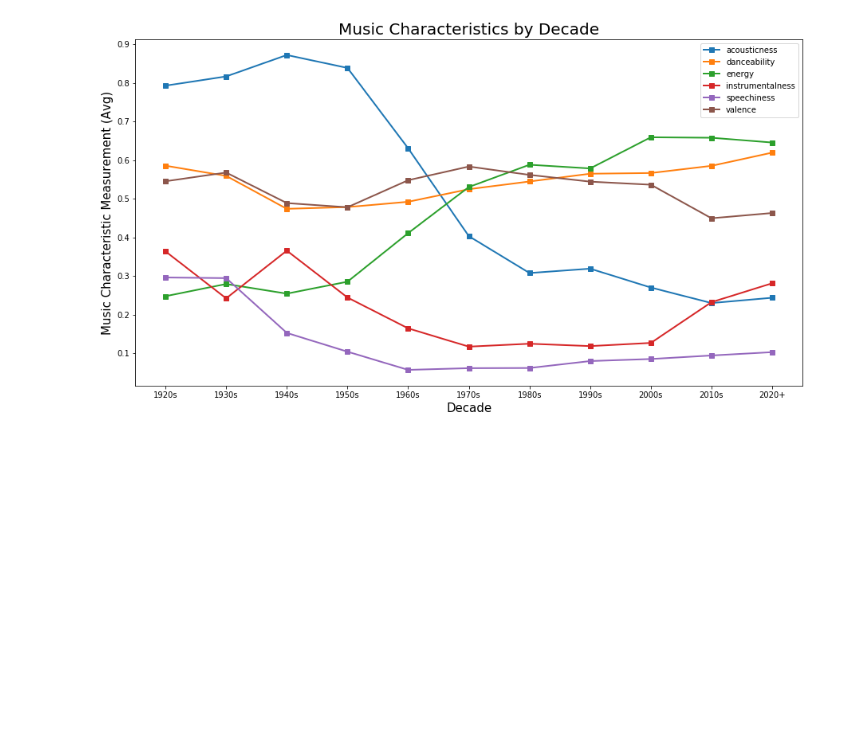
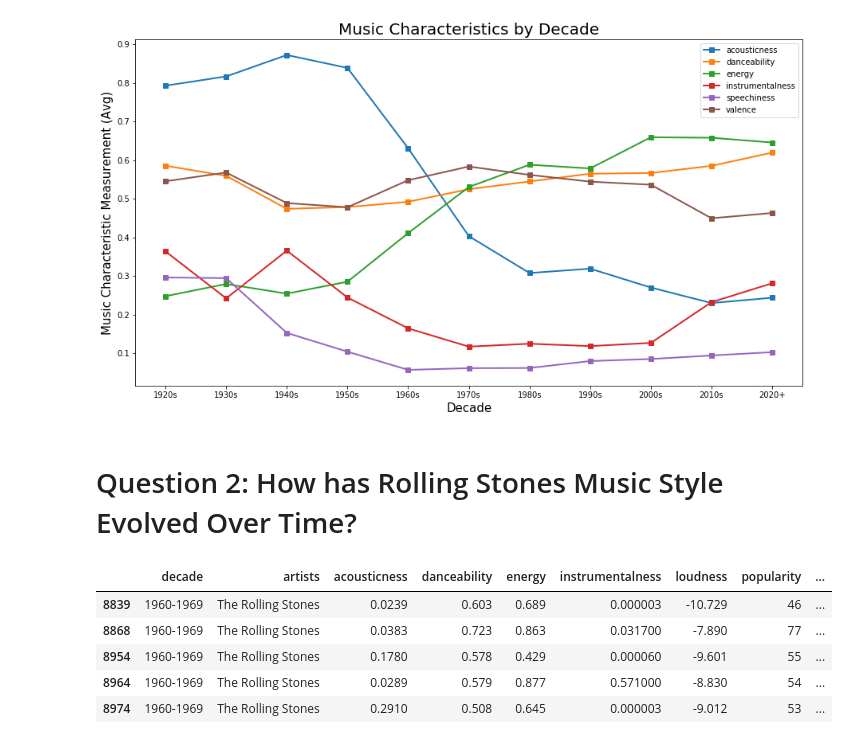
Before and after one commit to divya-gh/Spotify_Music_Analysis, a Jupyter notebook: spotify_analysis.ipynb, the cells around one changed output. Cells and saved outputs as stored; diff of their text form; code cells hidden in the pictures; blank space fills up the shorter version.

Commit message:
question 2 solution

```diff
--- a/spotify_analysis.ipynb
+++ b/spotify_analysis.ipynb
@@ -98,3 +100,16 @@ plt.legend(y_labels)
 plt.show()
 # %% [output]
 [figure]
+# %% [markdown]
+# Question 2: How has Rolling Stones Music Style Evolved Over Time?
+# %%
+# Create data frame sorted by the artist, The Rolling Stones
+spotify_stones = spotify_copy[spotify_copy['artists']=='The Rolling Stones']
+spotify_stones.head()
+# %% [output]
+|  | decade | artists | acousticness | danceability | energy | instrumentalness | loudness | popularity | ... |
+| 8839 | 1960-1969 | The Rolling Stones | 0.0239 | 0.603 | 0.689 | 0.000003 | -10.729 | 46 | ... |
+| 8868 | 1960-1969 | The Rolling Stones | 0.0383 | 0.723 | 0.863 | 0.031700 | -7.890 | 77 | ... |
+| 8954 | 1960-1969 | The Rolling Stones | 0.1780 | 0.578 | 0.429 | 0.000060 | -9.601 | 55 | ... |
+| 8964 | 1960-1969 | The Rolling Stones | 0.0289 | 0.579 | 0.877 | 0.571000 | -8.830 | 54 | ... |
+| 8974 | 1960-1969 | The Rolling Stones | 0.2910 | 0.508 | 0.645 | 0.000003 | -9.012 | 53 | ... |
```
Also changed, not shown: parts of 7 cells of this notebook, 1 other file.
